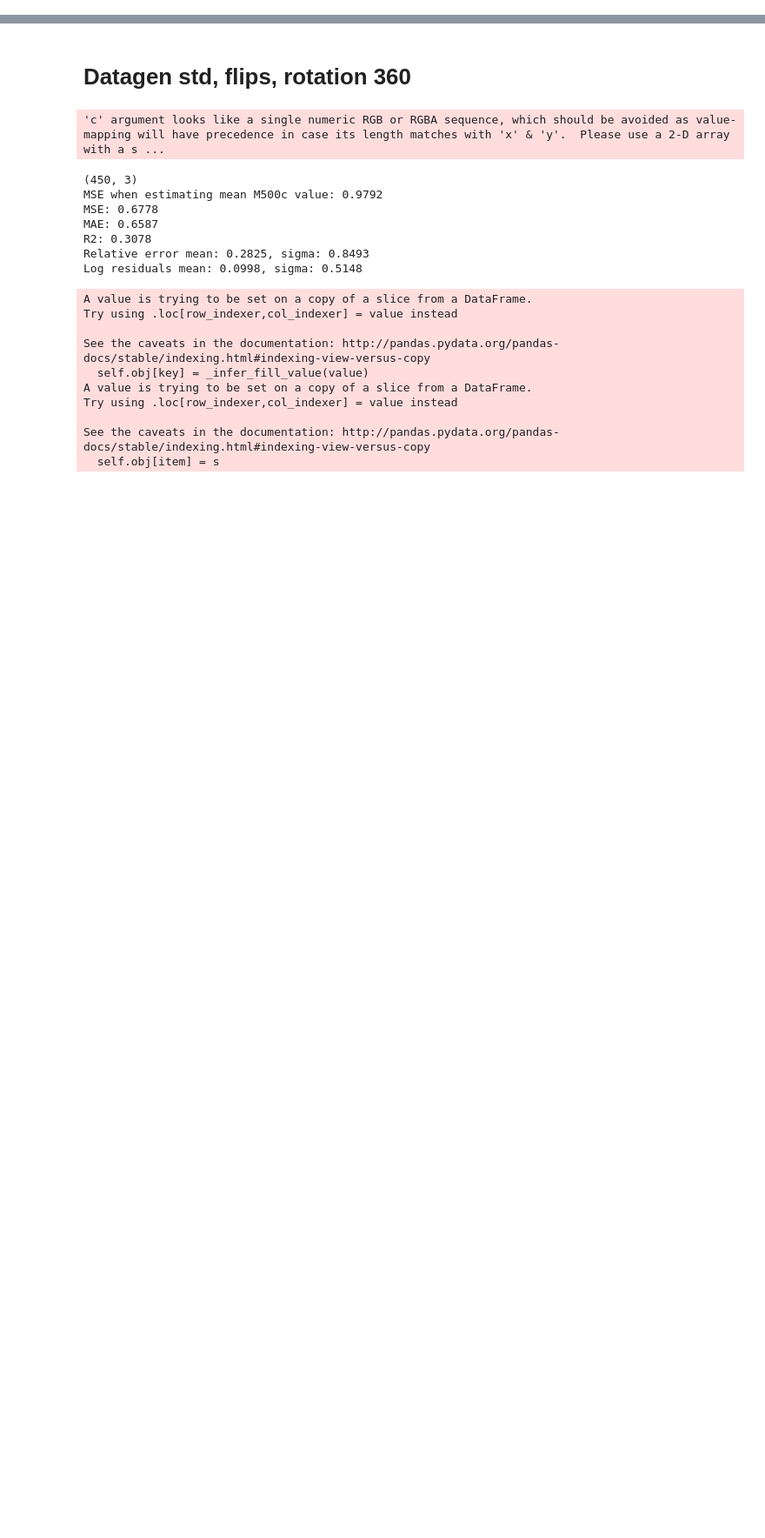
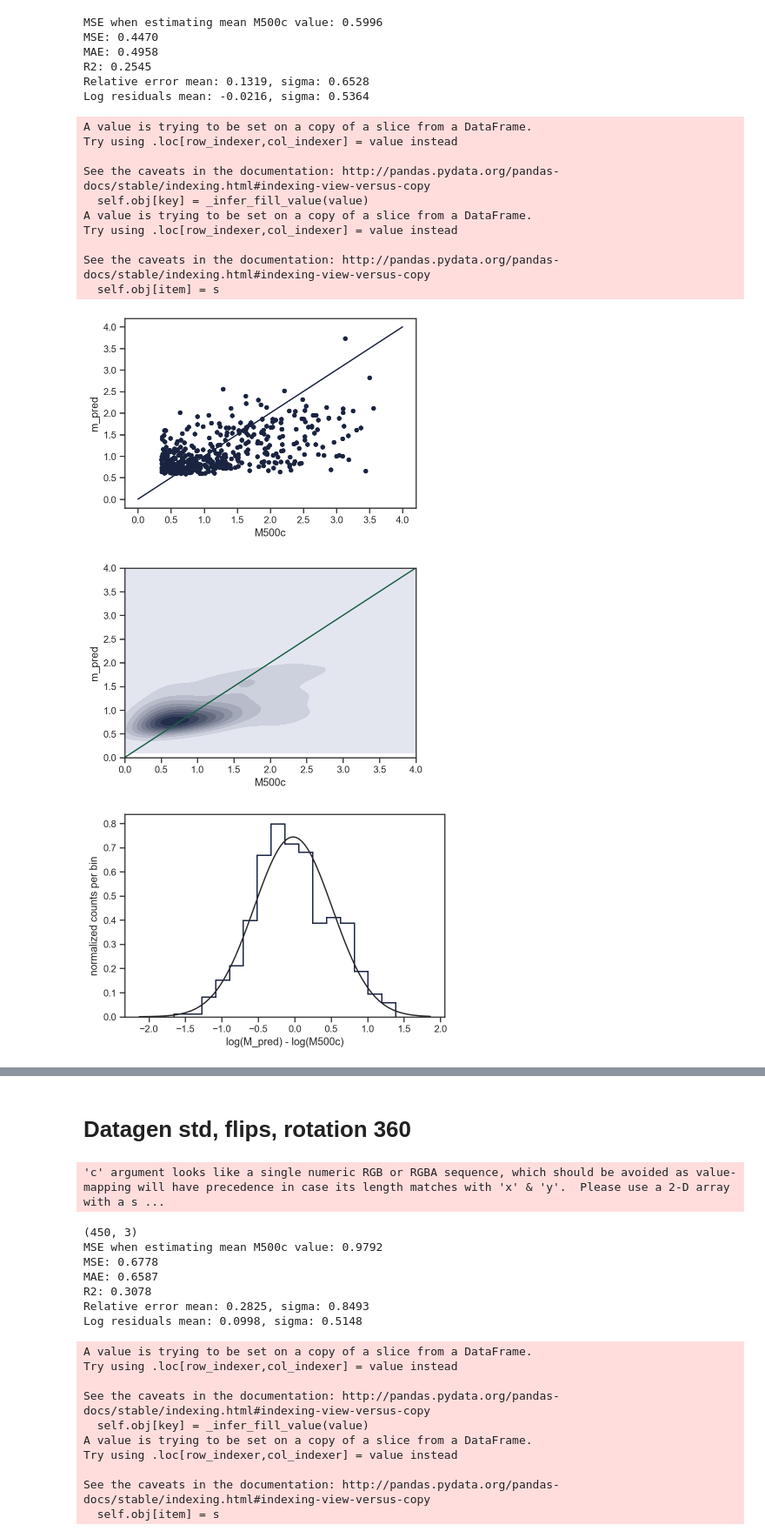
Before and after one commit to snakoneczny/cmb-lensing, a Jupyter notebook: results.ipynb, the cells around one changed output, grey strips where cells are left out. Shown at 87% size. Saved outputs shown, nothing was run; the diff lists cells and outputs as text; code cells hidden in the pictures; blank space fills up the shorter version.

```diff
--- a/results.ipynb
+++ b/results.ipynb
@@ -20,0 +51,5 @@ sns.set_palette('cubehelix')
+# %%
+exp_output['M500c'] = np.exp(exp_output['M500c'])
+exp_output['m_pred'] = np.exp(exp_output['m_pred'])
+evaluate(exp_output.loc[exp_output['test'] == 'random'], mass_max=4)
+# %% [output]
@@ -20,0 +57,19 @@ sns.set_palette('cubehelix')
+MSE when estimating mean M500c value: 0.5996
+MSE: 0.4470
+MAE: 0.4958
+R2: 0.2545
+Relative error mean: 0.1319, sigma: 0.6528
+Log residuals mean: -0.0216, sigma: 0.5364
+A value is trying to be set on a copy of a slice from a DataFrame.
+Try using .loc[row_indexer,col_indexer] = value instead
+
+See the caveats in the documentation: http://pandas.pydata.org/pandas-docs/stable/indexing.html#indexing-view-versus-copy
+  self.obj[key] = _infer_fill_value(value)
+A value is trying to be set on a copy of a slice from a DataFrame.
+Try using .loc[row_indexer,col_indexer] = value instead
+
+See the caveats in the documentation: http://pandas.pydata.org/pandas-docs/stable/indexing.html#indexing-view-versus-copy
+  self.obj[item] = s
+[figure, added]
+[figure, added]
+[figure, added]
```
Also changed, not shown: parts of 4 cells of this notebook, 5 other files.
